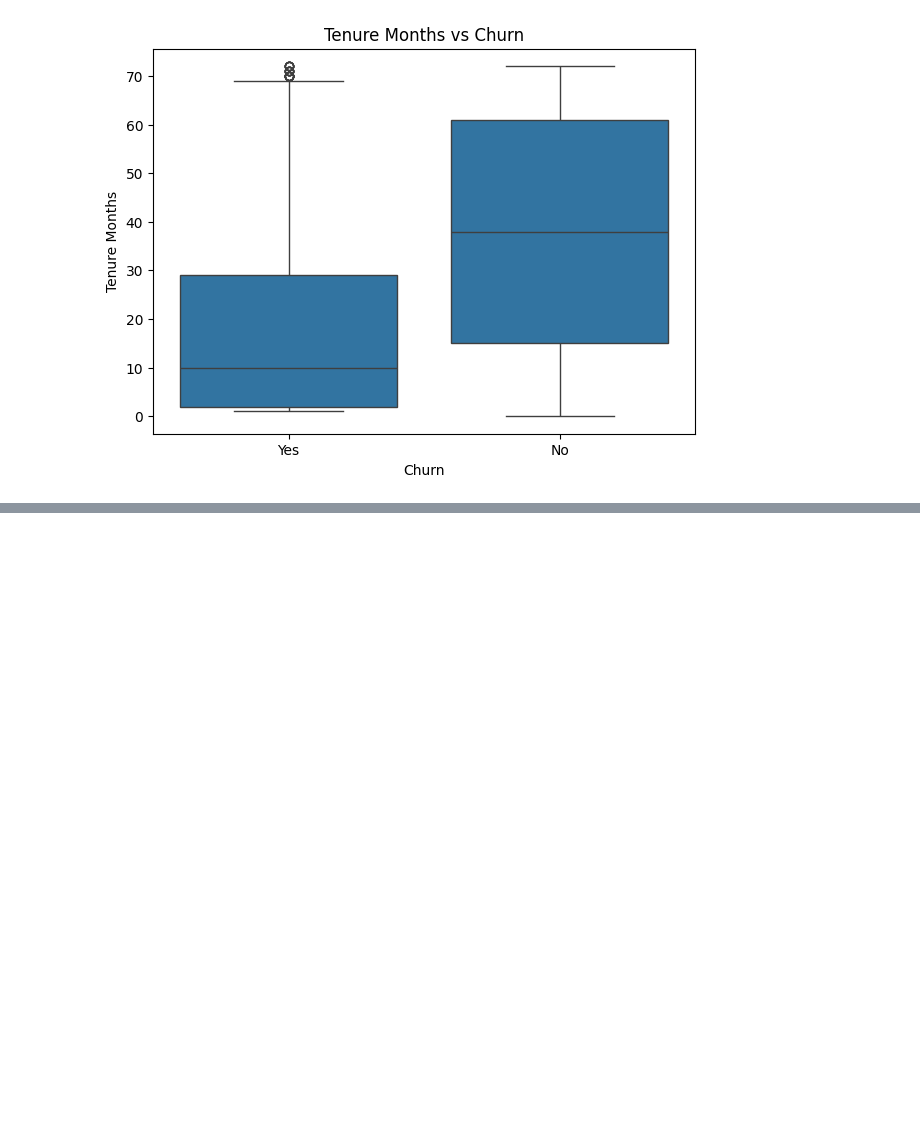
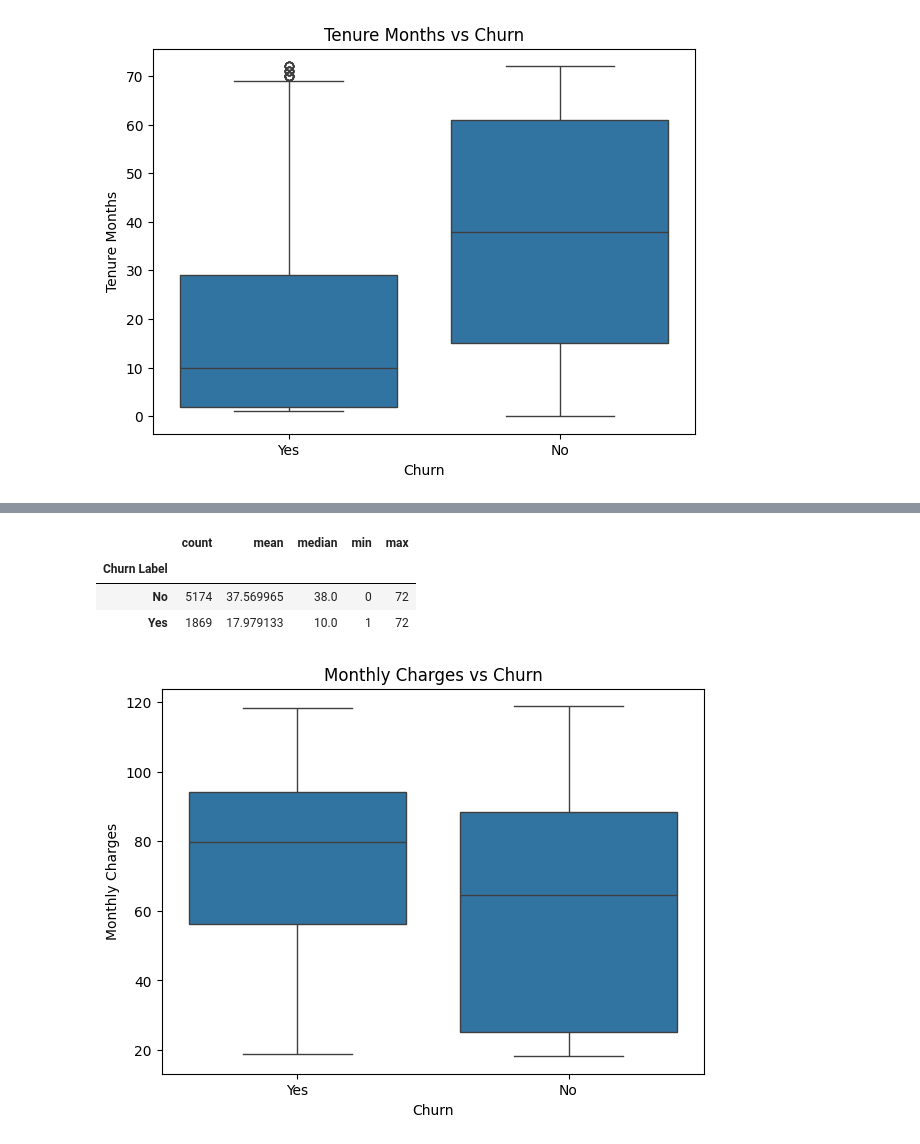
Before and after one commit to Vikasannamareddy/ml-prediction-api, a Jupyter notebook: notebooks/01_eda.ipynb, the cells around one changed output, grey strips where cells are left out. Drawn from its saved outputs; the diff is of its cells as text; code cells hidden in the pictures; blank space fills up the shorter version.

Commit message:
completed customer churn EDA

```diff
--- a/notebooks/01_eda.ipynb
+++ b/notebooks/01_eda.ipynb
@@ -346,0 +351,25 @@ plt.show()
+# %%
+df_model.groupby("Churn Label")["Tenure Months"].agg(
+    ["count", "mean", "median", "min", "max"]
+)
+# %% [output]
+|  | count | mean | median | min | max |
+| Churn Label |  |  |  |  |  |
+| No | 5174 | 37.569965 | 38.0 | 0 | 72 |
+| Yes | 1869 | 17.979133 | 10.0 | 1 | 72 |
+# %%
+plt.figure(figsize=(7, 5))
+
+sns.boxplot(
+    data=df_model,
+    x="Churn Label",
+    y="Monthly Charges"
+)
+
+plt.title("Monthly Charges vs Churn")
+plt.xlabel("Churn")
+plt.ylabel("Monthly Charges")
+
+plt.show()
+# %% [output]
+[figure, added]
```
Also changed, not shown: parts of 8 cells of this notebook.
